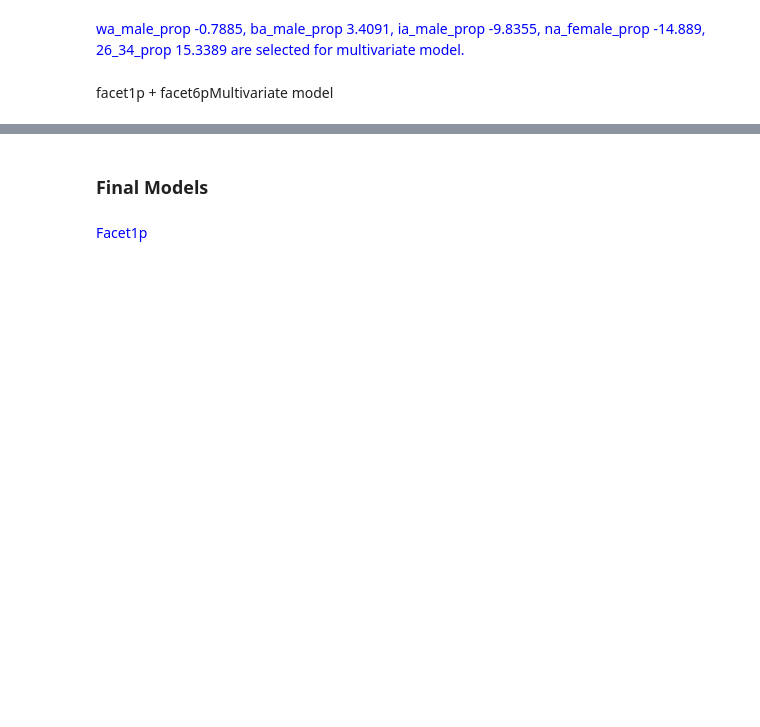
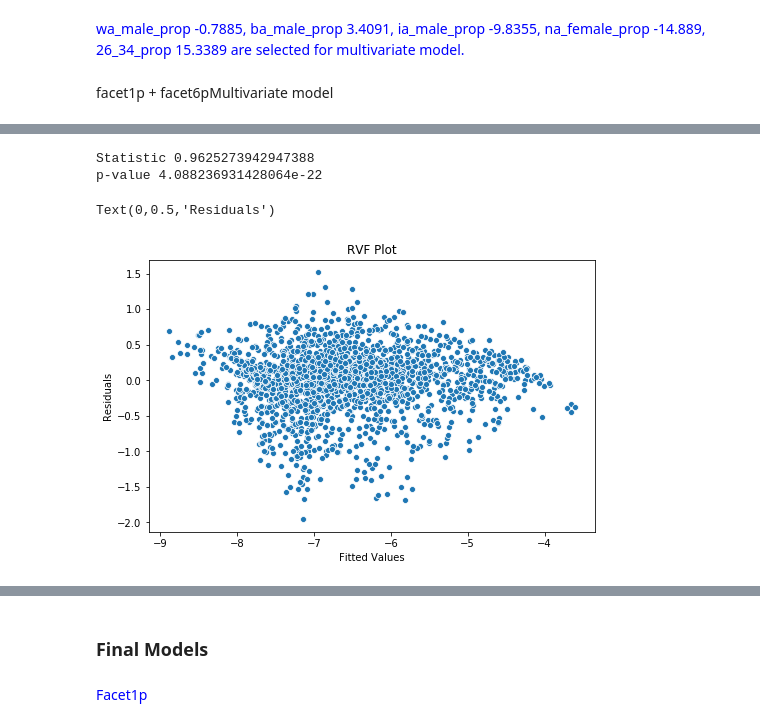
Before and after one commit to junhuayang/Covid19-Twitter-Analysis, a Jupyter notebook: daily_facetp_experiment.ipynb, the cells around one changed output, grey strips where cells are left out. Saved outputs shown, nothing was run; the diff lists cells and outputs as text; code cells hidden in the pictures; blank space fills up the shorter version.

```diff
--- a/daily_facetp_experiment.ipynb
+++ b/daily_facetp_experiment.ipynb
@@ -446,0 +785,8 @@ Warnings:
+# %%
+dfinal['p0_18_prop'] = dfinal['0_18_prop']
+dfinal['p19_25_prop'] = dfinal['19_25_prop']
+dfinal['p0_25_prop'] = dfinal['0_25_prop']
+dfinal['p26_34_prop'] = dfinal['26_34_prop']
+dfinal['p35_54_prop'] = dfinal['35_54_prop']
+dfinal['p55_64_prop'] = dfinal['55_64_prop']
+dfinal['p65_more_prop'] = dfinal['65_more_prop']
@@ -446,0 +876,4 @@ Warnings:
+# %%
+frm = "log_case_rate ~ mobility_dri + weighted_sum_v2 + black_prop + p0_18_prop"
+model = smf.mixedlm(frm, dfinal, groups= "statename").fit()
+print(model.summary())
@@ -446,0 +899,21 @@ Warnings:
+# %%
+labels = ["Statistic", "p-value"]
+
+norm_res = stats.shapiro(model.resid)
+
+for key, val in dict(zip(labels, norm_res)).items():
+    print(key, val)
+# %% [output]
+Statistic 0.9625273942947388
+p-value 4.088236931428064e-22
+# %%
+fig = plt.figure(figsize = (8, 5))
+
+ax = sns.scatterplot(y = model.resid, x = model.fittedvalues)
+
+ax.set_title("RVF Plot")
+ax.set_xlabel("Fitted Values")
+ax.set_ylabel("Residuals")
+# %% [output]
+Text(0,0.5,'Residuals')
+[figure, added]
```
Also changed, not shown: parts of 57 cells of this notebook.
